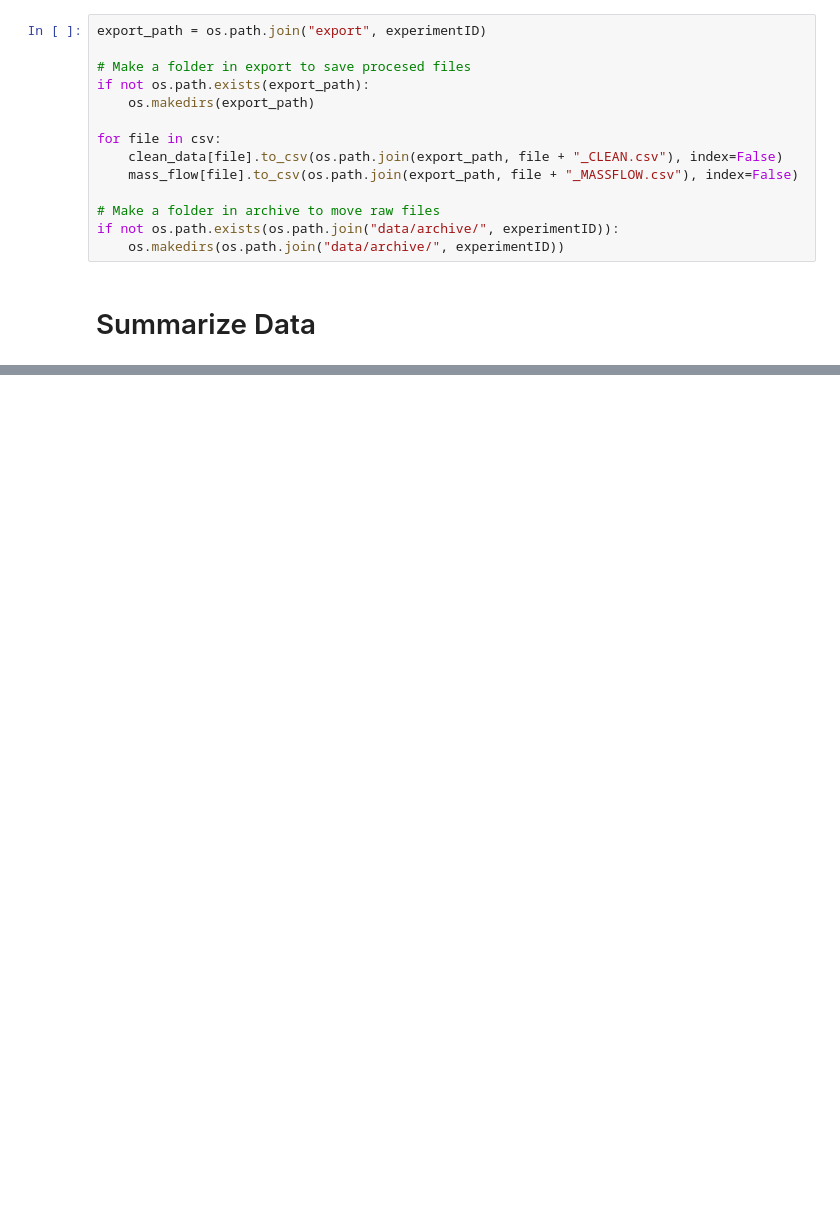
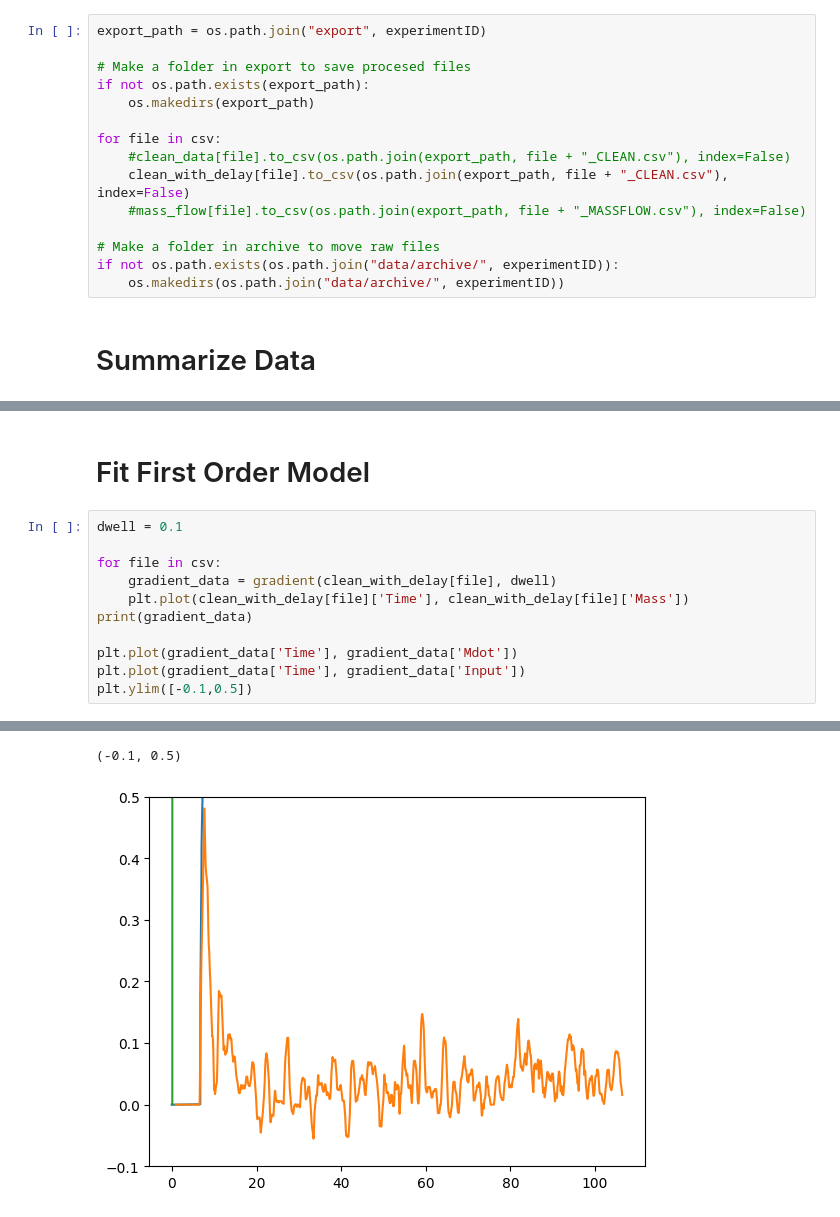
Before and after one commit to faithhr/arpi_powder_flow, a Jupyter notebook: powder_mass_flow.ipynb, the cells around one changed output, grey strips where cells are left out. Drawn from its saved outputs; the diff is of its cells as text; blank space fills up the shorter version.

```diff
--- a/powder_mass_flow.ipynb
+++ b/powder_mass_flow.ipynb
@@ -165,8 +160,9 @@ if not os.path.exists(export_path):
     os.makedirs(export_path)
 
 for file in csv:
-    clean_data[file].to_csv(os.path.join(export_path, file + "_CLEAN.csv"), index=False)
-    mass_flow[file].to_csv(os.path.join(export_path, file + "_MASSFLOW.csv"), index=False)
+    #clean_data[file].to_csv(os.path.join(export_path, file + "_CLEAN.csv"), index=False)
+    clean_with_delay[file].to_csv(os.path.join(export_path, file + "_CLEAN.csv"), index=False)
+    #mass_flow[file].to_csv(os.path.join(export_path, file + "_MASSFLOW.csv"), index=False)
 
 # Make a folder in archive to move raw files
 if not os.path.exists(os.path.join("data/archive/", experimentID)):
@@ -199,0 +187,14 @@ export\(230123) GTV IN718 SS316L Nb 0.5-3RPM 5LPM
+# %% [markdown]
+# Fit First Order Model
+# %%
+dwell = 0.1
+
+for file in csv:
+    gradient_data = gradient(clean_with_delay[file], dwell)
+    plt.plot(clean_with_delay[file]['Time'], clean_with_delay[file]['Mass'])
+print(gradient_data)
+
+plt.plot(gradient_data['Time'], gradient_data['Mdot'])
+plt.plot(gradient_data['Time'], gradient_data['Input'])
+plt.ylim([-0.1,0.5])
+# %% [output]
@@ -199,0 +215,2 @@ export\(230123) GTV IN718 SS316L Nb 0.5-3RPM 5LPM
+(-0.1, 0.5)
+[figure, added]
```
Also changed, not shown: parts of 6 cells of this notebook, 39 other files.
